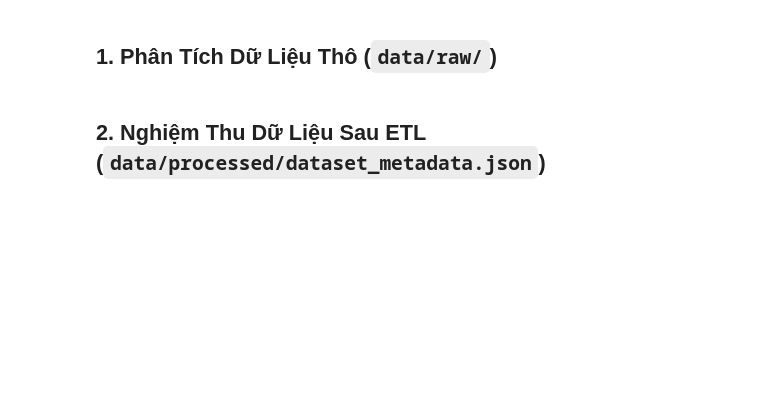
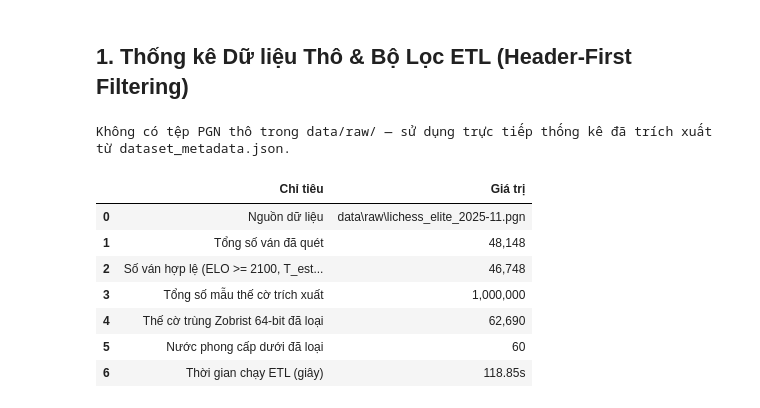
Before and after one commit to VoVanTuan284/101_TTNTNC, a Jupyter notebook: notebooks/01_data_etl_and_tensor.ipynb, the cells around one changed output. Drawn from its saved outputs; the diff is of its cells as text; code cells hidden in the pictures; blank space fills up the shorter version.

```diff
--- a/notebooks/01_data_etl_and_tensor.ipynb
+++ b/notebooks/01_data_etl_and_tensor.ipynb
@@ -24,2 +24,0 @@ from chess_ai.core.board_tensor import board_to_tensor
-# %% [markdown]
-## 1. Phân Tích Dữ Liệu Thô (`data/raw/`)
@@ -28,2 +24,0 @@ from chess_ai.core.board_tensor import board_to_tensor
-# %% [markdown]
-## 2. Nghiệm Thu Dữ Liệu Sau ETL (`data/processed/dataset_metadata.json`)
@@ -31,0 +25,35 @@ from chess_ai.core.board_tensor import board_to_tensor
+# %% [markdown]
+## 1. Thống kê Dữ liệu Thô & Bộ Lọc ETL (Header-First Filtering)
+# %%
+meta_path = PROJECT_ROOT / "data" / "processed" / "dataset_metadata.json"
+assert meta_path.exists(), f"Chưa tìm thấy {meta_path}"
+meta = json.loads(meta_path.read_text(encoding="utf-8"))
+
+# Nếu có file PGN thô trong data/raw/, quét thêm mẫu Header EDA
+try:
+    raw_path = resolve_input_pgn_path()
+    raw_eda = inspect_raw_pgn(str(raw_path), max_games=5000)
+    print("EDA dữ liệu thô (5,000 ván đầu):", json.dumps(raw_eda, ensure_ascii=False, indent=2))
+except FileNotFoundError:
+    print("Không có tệp PGN thô trong data/raw/ — sử dụng trực tiếp thống kê đã trích xuất từ dataset_metadata.json.")
+
+summary_rows = [
+    {"Chỉ tiêu": "Nguồn dữ liệu", "Giá trị": meta.get("source_file")},
+    {"Chỉ tiêu": "Tổng số ván đã quét", "Giá trị": f"{meta['games_scanned']:,}"},
+    {"Chỉ tiêu": "Số ván hợp lệ (ELO >= 2100, T_est >= 180s)", "Giá trị": f"{meta['valid_games']:,}"},
+    {"Chỉ tiêu": "Tổng số mẫu thế cờ trích xuất", "Giá trị": f"{meta['total_samples']:,}"},
+    {"Chỉ tiêu": "Thế cờ trùng Zobrist 64-bit đã loại", "Giá trị": f"{meta['zobrist_duplicates_skipped']:,}"},
+    {"Chỉ tiêu": "Nước phong cấp dưới đã loại", "Giá trị": f"{meta['underpromotions_skipped']:,}"},
+    {"Chỉ tiêu": "Thời gian chạy ETL (giây)", "Giá trị": f"{meta['elapsed_sec']:.2f}s"},
+]
+display(pd.DataFrame(summary_rows))
+# %% [output]
+Không có tệp PGN thô trong data/raw/ — sử dụng trực tiếp thống kê đã trích xuất từ dataset_metadata.json.
+|  | Chỉ tiêu | Giá trị |
+| 0 | Nguồn dữ liệu | data\raw\lichess_elite_2025-11.pgn |
+| 1 | Tổng số ván đã quét | 48,148 |
+| 2 | Số ván hợp lệ (ELO >= 2100, T_est... | 46,748 |
+| 3 | Tổng số mẫu thế cờ trích xuất | 1,000,000 |
+| 4 | Thế cờ trùng Zobrist 64-bit đã loại | 62,690 |
+| 5 | Nước phong cấp dưới đã loại | 60 |
+| 6 | Thời gian chạy ETL (giây) | 118.85s |
```
Also changed, not shown: parts of 10 cells of this notebook.
